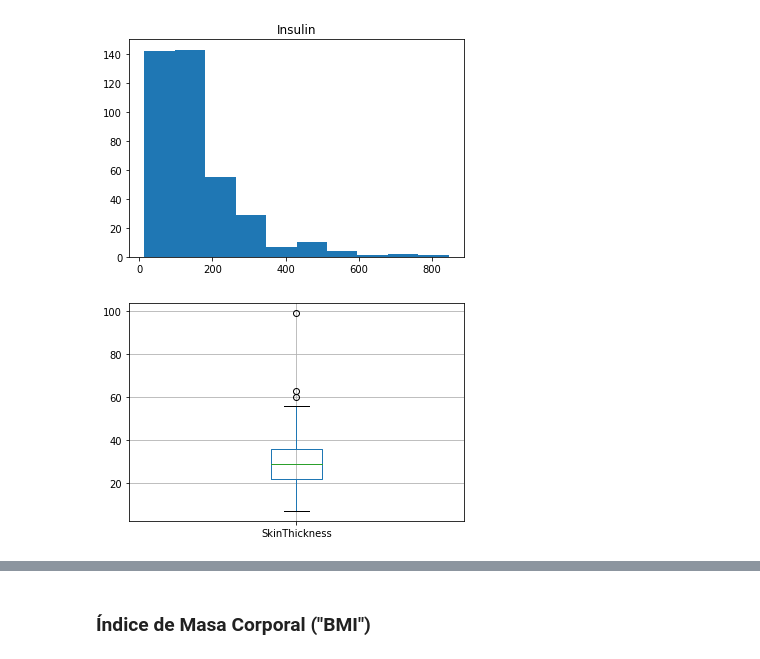
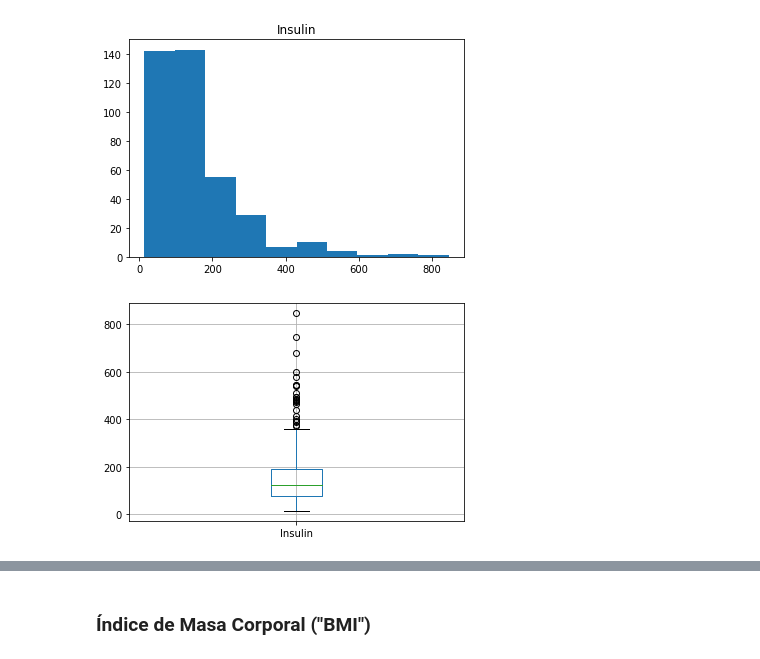
Before and after one commit to Kammann123/nn-tp1, a Jupyter notebook: notebooks/tp1-ej2.ipynb, the cells around one changed output, grey strips where cells are left out. Saved outputs shown, nothing was run; the diff lists cells and outputs as text; code cells hidden in the pictures.

```diff
--- a/notebooks/tp1-ej2.ipynb
+++ b/notebooks/tp1-ej2.ipynb
@@ -438,6 +472,6 @@ x = plt.title('Insulin')
 [figure]
 # %%
 # Boxplot
-df.boxplot(column=['SkinThickness'],return_type='axes');
+df.boxplot(column=['Insulin'],return_type='axes');
 # %% [output]
-[figure, old version]
+[figure, new version]
```
Also changed, not shown: parts of 46 cells of this notebook.
